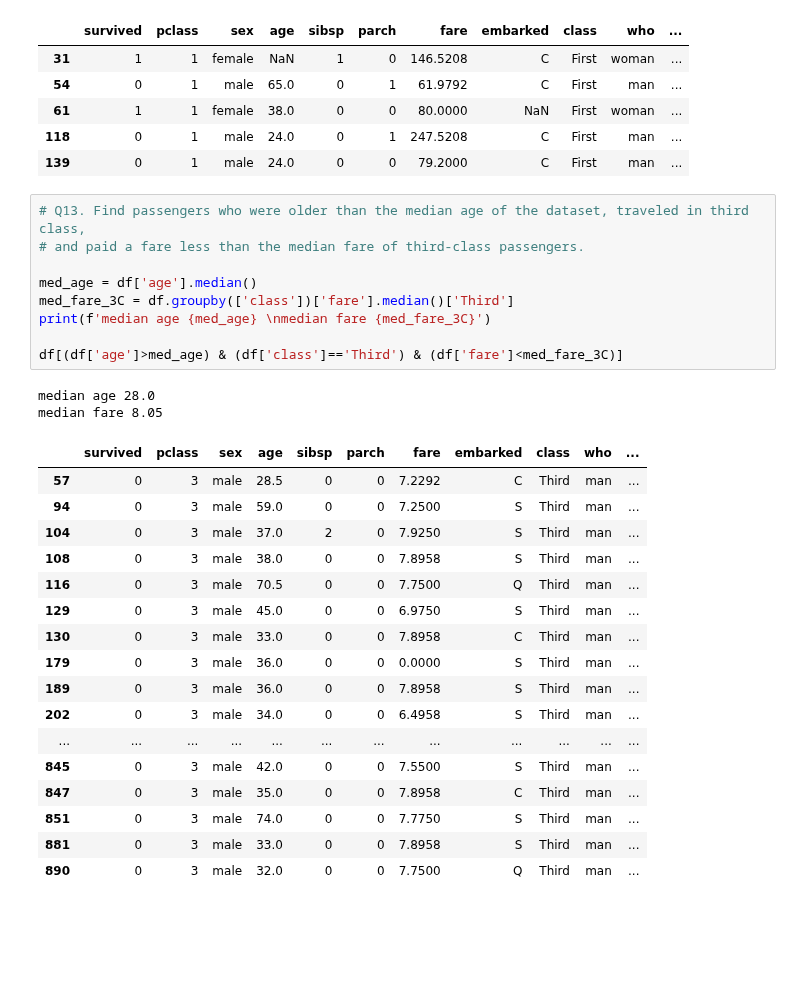
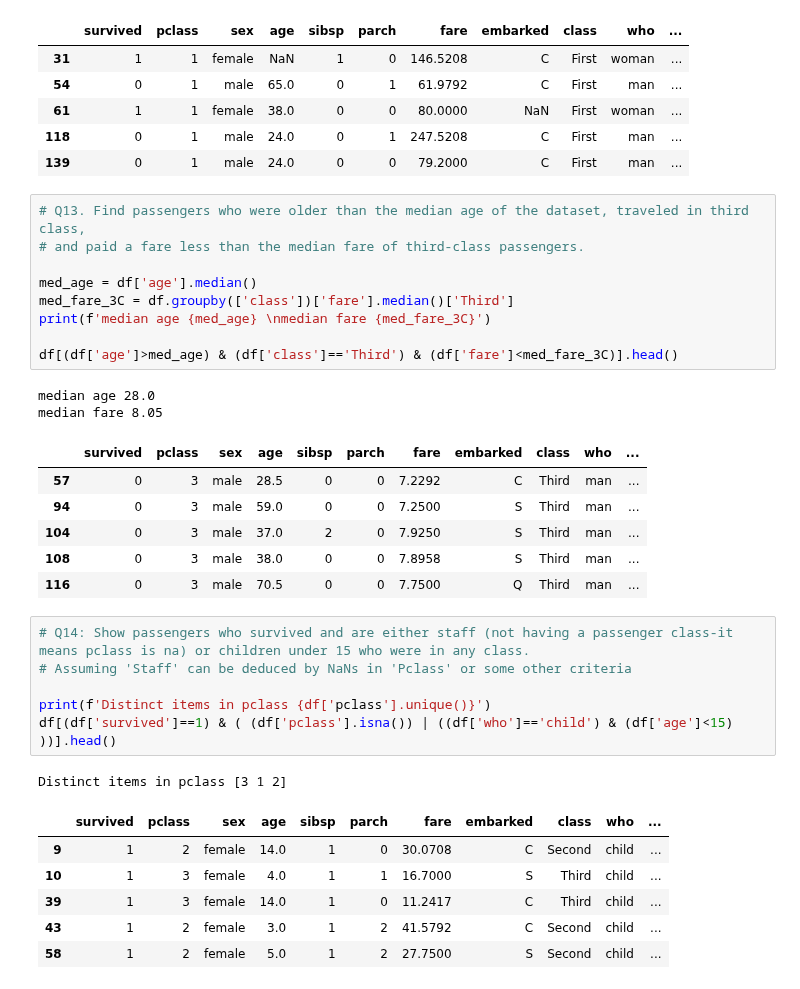
Before and after one commit to Vaishnavi-Gajinkar/Codingwise, a Jupyter notebook: projectsNcasestudies/titanicCS.ipynb, the cells around one changed output. Cells and saved outputs as stored; diff of their text form; blank space fills up the shorter version.

```diff
--- a/projectsNcasestudies/titanicCS.ipynb
+++ b/projectsNcasestudies/titanicCS.ipynb
@@ -470,29 +470,32 @@ df[(df['deck']=='B') & ((df['sibsp']==0) | (df['parch']==0))].head()
 # %%
 # Q13. Find passengers who were older than the median age of the dataset, traveled in third class,
 # and paid a fare less than the median fare of third-class passengers.
 
 med_age = df['age'].median()
 med_fare_3C = df.groupby(['class'])['fare'].median()['Third']
 print(f'median age {med_age} \nmedian fare {med_fare_3C}')
 
-df[(df['age']>med_age) & (df['class']=='Third') & (df['fare']<med_fare_3C)]
+df[(df['age']>med_age) & (df['class']=='Third') & (df['fare']<med_fare_3C)].head()
 # %% [output]
 median age 28.0
 median fare 8.05
 |  | survived | pclass | sex | age | sibsp | parch | fare | embarked | class | who | ... |
 | 57 | 0 | 3 | male | 28.5 | 0 | 0 | 7.2292 | C | Third | man | ... |
 | 94 | 0 | 3 | male | 59.0 | 0 | 0 | 7.2500 | S | Third | man | ... |
 | 104 | 0 | 3 | male | 37.0 | 2 | 0 | 7.9250 | S | Third | man | ... |
 | 108 | 0 | 3 | male | 38.0 | 0 | 0 | 7.8958 | S | Third | man | ... |
 | 116 | 0 | 3 | male | 70.5 | 0 | 0 | 7.7500 | Q | Third | man | ... |
-| 129 | 0 | 3 | male | 45.0 | 0 | 0 | 6.9750 | S | Third | man | ... |
-| 130 | 0 | 3 | male | 33.0 | 0 | 0 | 7.8958 | C | Third | man | ... |
-| 179 | 0 | 3 | male | 36.0 | 0 | 0 | 0.0000 | S | Third | man | ... |
-| 189 | 0 | 3 | male | 36.0 | 0 | 0 | 7.8958 | S | Third | man | ... |
-| 202 | 0 | 3 | male | 34.0 | 0 | 0 | 6.4958 | S | Third | man | ... |
-| ... | ... | ... | ... | ... | ... | ... | ... | ... | ... | ... | ... |
-| 845 | 0 | 3 | male | 42.0 | 0 | 0 | 7.5500 | S | Third | man | ... |
-| 847 | 0 | 3 | male | 35.0 | 0 | 0 | 7.8958 | C | Third | man | ... |
-| 851 | 0 | 3 | male | 74.0 | 0 | 0 | 7.7750 | S | Third | man | ... |
-| 881 | 0 | 3 | male | 33.0 | 0 | 0 | 7.8958 | S | Third | man | ... |
-| 890 | 0 | 3 | male | 32.0 | 0 | 0 | 7.7500 | Q | Third | man | ... |
+# %%
+# Q14: Show passengers who survived and are either staff (not having a passenger class-it means pclass is na) or children under 15 who were in any class.
+# Assuming 'Staff' can be deduced by NaNs in 'Pclass' or some other criteria
+
+print(f'Distinct items in pclass {df['pclass'].unique()}')
+df[(df['survived']==1) & ( (df['pclass'].isna()) | ((df['who']=='child') & (df['age']<15) ))].head()
+# %% [output]
+Distinct items in pclass [3 1 2]
+|  | survived | pclass | sex | age | sibsp | parch | fare | embarked | class | who | ... |
+| 9 | 1 | 2 | female | 14.0 | 1 | 0 | 30.0708 | C | Second | child | ... |
+| 10 | 1 | 3 | female | 4.0 | 1 | 1 | 16.7000 | S | Third | child | ... |
+| 39 | 1 | 3 | female | 14.0 | 1 | 0 | 11.2417 | C | Third | child | ... |
+| 43 | 1 | 2 | female | 3.0 | 1 | 2 | 41.5792 | C | Second | child | ... |
+| 58 | 1 | 2 | female | 5.0 | 1 | 2 | 27.7500 | S | Second | child | ... |
```
Also changed, not shown: parts of 3 cells of this notebook.
